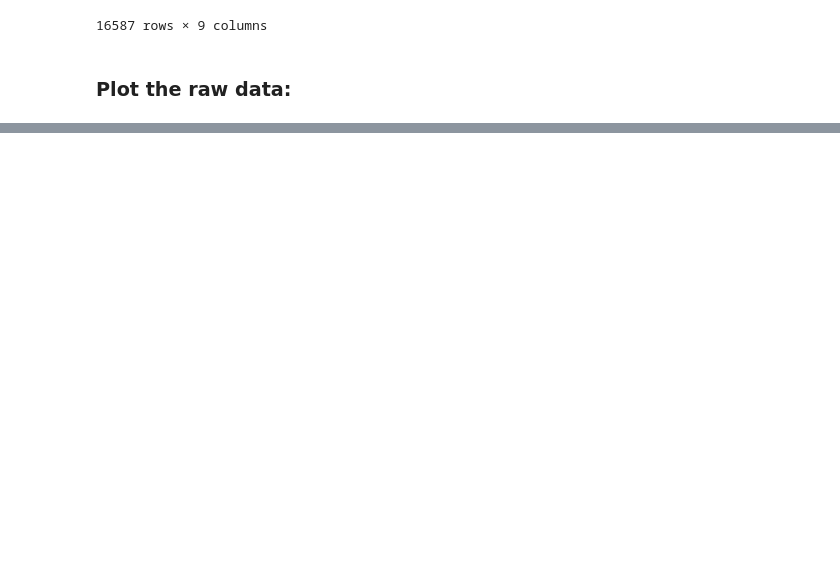
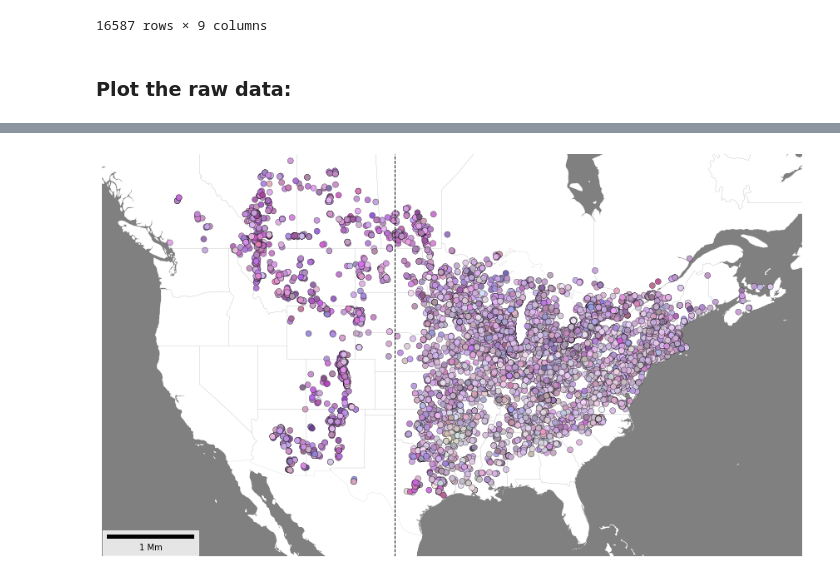
Before and after one commit to pmckenz1/monarda_fistulosa_color, a Jupyter notebook: notebooks_figures/figure_s1.ipynb, the cells around one changed output, grey strips where cells are left out. Saved outputs shown, nothing was run; the diff lists cells and outputs as text; code cells hidden in the pictures; blank space fills up the shorter version.

Commit message:
new figure s1 with smaller points

```diff
--- a/notebooks_figures/figure_s1.ipynb
+++ b/notebooks_figures/figure_s1.ipynb
@@ -125,0 +56,70 @@ plt.show()
+# %%
+#min_lon, min_lat, max_lon, max_lat = -130, 24, -59, 54
+
+
+# get geodataframe of points, again starting w 4326 and converting
+gdf = gpd.GeoDataFrame(color_df_reduced, geometry=[Point(xy) for xy in zip(color_df_reduced.longitude, color_df_reduced.latitude)], crs="EPSG:4326")
+gdf = gdf.to_crs(epsg=3857)
+
+# cartopy wants us back in lat / lon...
+#grid_ll = grid_with_data.to_crs(epsg=4326)
+
+# specify a mercator map
+fig = plt.figure(figsize=(12,7))
+ax = plt.axes(projection=ccrs.Mercator()) # this is epsg3857 = web-mercator, so we can get a scalebar in m
+#xmin, ymin, xmax, ymax = grid.to_crs(epsg=4326).total_bounds
+#ax.set_xlim(xmin, xmax)
+#ax.set_ylim(ymin, ymax)
+
+# take bounding vals from 2a
+xmin=-129.99999999999997
+ymin=24.000000000000004
+xmax=-58.134777270438285
+ymax=54.95639625203041
+
+ax.set_extent([xmin, xmax, ymin, ymax], crs=ccrs.PlateCarree())
+#ax.set_extent([-130, -59, 24, 54], crs=ccrs.PlateCarree())
+
+# add ocean and land
+# more here: https://scitools.org.uk/cartopy/docs/latest/matplotlib/feature_interface.html
+ax.add_feature(cfeature.OCEAN, facecolor="grey")
+ax.add_feature(cfeature.LAND,  facecolor="white")
+
+# plot our grid on top
+#gdf.plot(
+#    ax=ax,
+    #facecolor=grid_ll["avg_hex"],
+#    edgecolor="none",
+#    transform=ccrs.PlateCarree()
+#)
+
+# put state boundaries on top
+ax.add_feature(cfeature.STATES, edgecolor="gray", linewidth=0.1)
+
+ax.scatter(gdf.geometry.x, gdf.geometry.y, c=gdf.hex, s=50, alpha=1,edgecolors='k', linewidths=0.3)
+
+# add our vertical line to separate sides
+ax.plot(
+    [-100, -100], [ymin, ymax],
+    color="black", linestyle="--", linewidth=1,
+    transform=ccrs.PlateCarree()
+)
+
+ax.axis("off")
+
+scalebar = ScaleBar(dx=1,
+                    units="m",
+                    location='lower left',
+                    pad=0.5,
+                    color='black',
+                    box_color='white',
+                    box_alpha=0.8,
+                    length_fraction=0.2,
+                    rotation='horizontal-only')
+ax.add_artist(scalebar)
+
+plt.tight_layout()
+plt.savefig("../figures/figures_current/components/figure_s1.pdf")
+plt.show()
+# %% [output]
+[figure, added]
```
Also changed, not shown: parts of 1 cell of this notebook, 3 other files.
